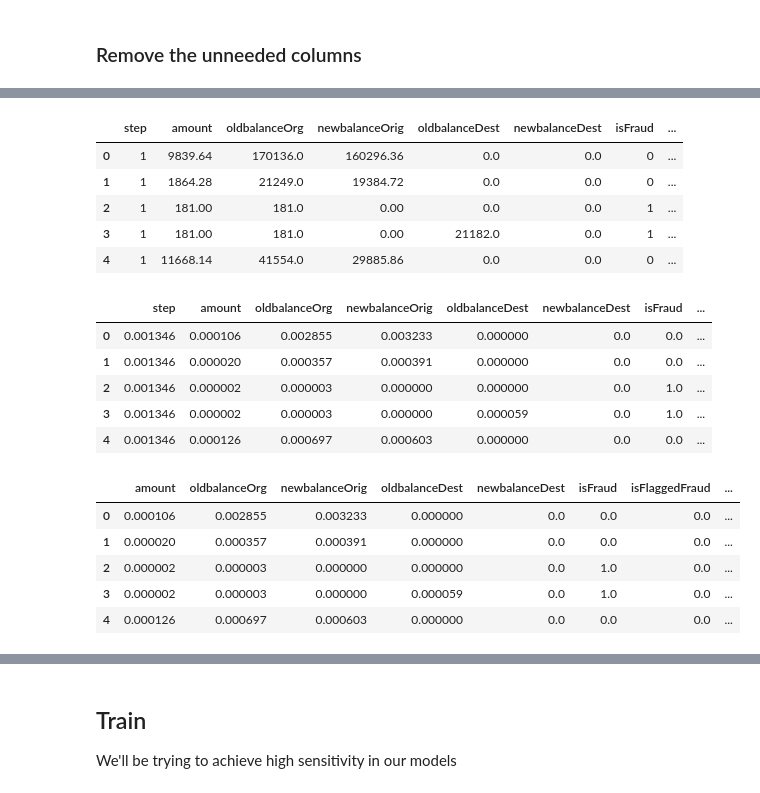
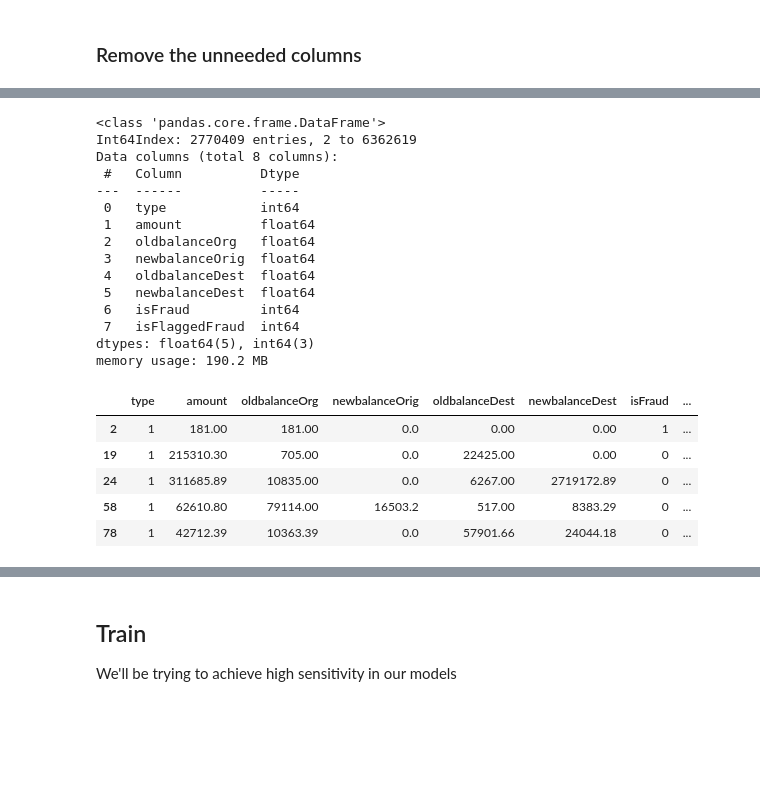
Before and after one commit to MtheEPIC/KaggleProj, a Jupyter notebook: CardTransaction.ipynb, the cells around one changed output, grey strips where cells are left out. Cells and saved outputs as stored; diff of their text form; code cells hidden in the pictures; blank space fills up the shorter version.

```diff
--- a/CardTransaction.ipynb
+++ b/CardTransaction.ipynb
@@ -287,12 +319,9 @@ data.head()
 # %%
-# d1 = df[df['type']=='TRANSFER']
-# d2 = df[df['type']=='CASH_OUT']
-# d1['type'] = 1
-# d2['type'] = 0
-# df = pd.concat([d1, d2])
-# df.head()
-tmp = pd.get_dummies(df['type'])
-df = df.join(tmp)
-df = df.drop('type', axis=1)
+d1 = df[df['type']=='TRANSFER']
+d2 = df[df['type']=='CASH_OUT']
+d1['type'] = 1
+d2['type'] = 0
+df = pd.concat([d1, d2])
+df.info()
 df.head()
 # %% [output]
@@ -307,32 +391,26 @@ df.head()
 # %%
-# df = df.drop(['nameOrig', 'nameDest'], axis=1)
-df = df.select_dtypes(exclude='object')
+df = df.drop('step', axis=1)
+df.info()
 df.head()
 # %% [output]
+<class 'pandas.core.frame.DataFrame'>
+Int64Index: 2770409 entries, 2 to 6362619
+Data columns (total 8 columns):
+ #   Column          Dtype
+---  ------          -----
+ 0   type            int64
+ 1   amount          float64
+ 2   oldbalanceOrg   float64
+ 3   newbalanceOrig  float64
+ 4   oldbalanceDest  float64
+ 5   newbalanceDest  float64
+ 6   isFraud         int64
+ 7   isFlaggedFraud  int64
+dtypes: float64(5), int64(3)
+memory usage: 190.2 MB
-|  | step | amount | oldbalanceOrg | newbalanceOrig | oldbalanceDest | newbalanceDest | isFraud | ... |
-| 0 | 1 | 9839.64 | 170136.0 | 160296.36 | 0.0 | 0.0 | 0 | ... |
-| 1 | 1 | 1864.28 | 21249.0 | 19384.72 | 0.0 | 0.0 | 0 | ... |
-| 2 | 1 | 181.00 | 181.0 | 0.00 | 0.0 | 0.0 | 1 | ... |
-| 3 | 1 | 181.00 | 181.0 | 0.00 | 21182.0 | 0.0 | 1 | ... |
-| 4 | 1 | 11668.14 | 41554.0 | 29885.86 | 0.0 | 0.0 | 0 | ... |
+|  | type | amount | oldbalanceOrg | newbalanceOrig | oldbalanceDest | newbalanceDest | isFraud | ... |
+| 2 | 1 | 181.00 | 181.00 | 0.0 | 0.00 | 0.00 | 1 | ... |
+| 19 | 1 | 215310.30 | 705.00 | 0.0 | 22425.00 | 0.00 | 0 | ... |
+| 24 | 1 | 311685.89 | 10835.00 | 0.0 | 6267.00 | 2719172.89 | 0 | ... |
+| 58 | 1 | 62610.80 | 79114.00 | 16503.2 | 517.00 | 8383.29 | 0 | ... |
+| 78 | 1 | 42712.39 | 10363.39 | 0.0 | 57901.66 | 24044.18 | 0 | ... |
-# %%
-normalize(df)
-df_clean = df.copy()
-df.head()
-# %% [output]
-|  | step | amount | oldbalanceOrg | newbalanceOrig | oldbalanceDest | newbalanceDest | isFraud | ... |
-| 0 | 0.001346 | 0.000106 | 0.002855 | 0.003233 | 0.000000 | 0.0 | 0.0 | ... |
-| 1 | 0.001346 | 0.000020 | 0.000357 | 0.000391 | 0.000000 | 0.0 | 0.0 | ... |
-| 2 | 0.001346 | 0.000002 | 0.000003 | 0.000000 | 0.000000 | 0.0 | 1.0 | ... |
-| 3 | 0.001346 | 0.000002 | 0.000003 | 0.000000 | 0.000059 | 0.0 | 1.0 | ... |
-| 4 | 0.001346 | 0.000126 | 0.000697 | 0.000603 | 0.000000 | 0.0 | 0.0 | ... |
-# %%
-df = df.drop('step', axis=1)
-df.head()
-# %% [output]
-|  | amount | oldbalanceOrg | newbalanceOrig | oldbalanceDest | newbalanceDest | isFraud | isFlaggedFraud | ... |
-| 0 | 0.000106 | 0.002855 | 0.003233 | 0.000000 | 0.0 | 0.0 | 0.0 | ... |
-| 1 | 0.000020 | 0.000357 | 0.000391 | 0.000000 | 0.0 | 0.0 | 0.0 | ... |
-| 2 | 0.000002 | 0.000003 | 0.000000 | 0.000000 | 0.0 | 1.0 | 0.0 | ... |
-| 3 | 0.000002 | 0.000003 | 0.000000 | 0.000059 | 0.0 | 1.0 | 0.0 | ... |
-| 4 | 0.000126 | 0.000697 | 0.000603 | 0.000000 | 0.0 | 0.0 | 0.0 | ... |
```
Also changed, not shown: parts of 82 cells of this notebook.
